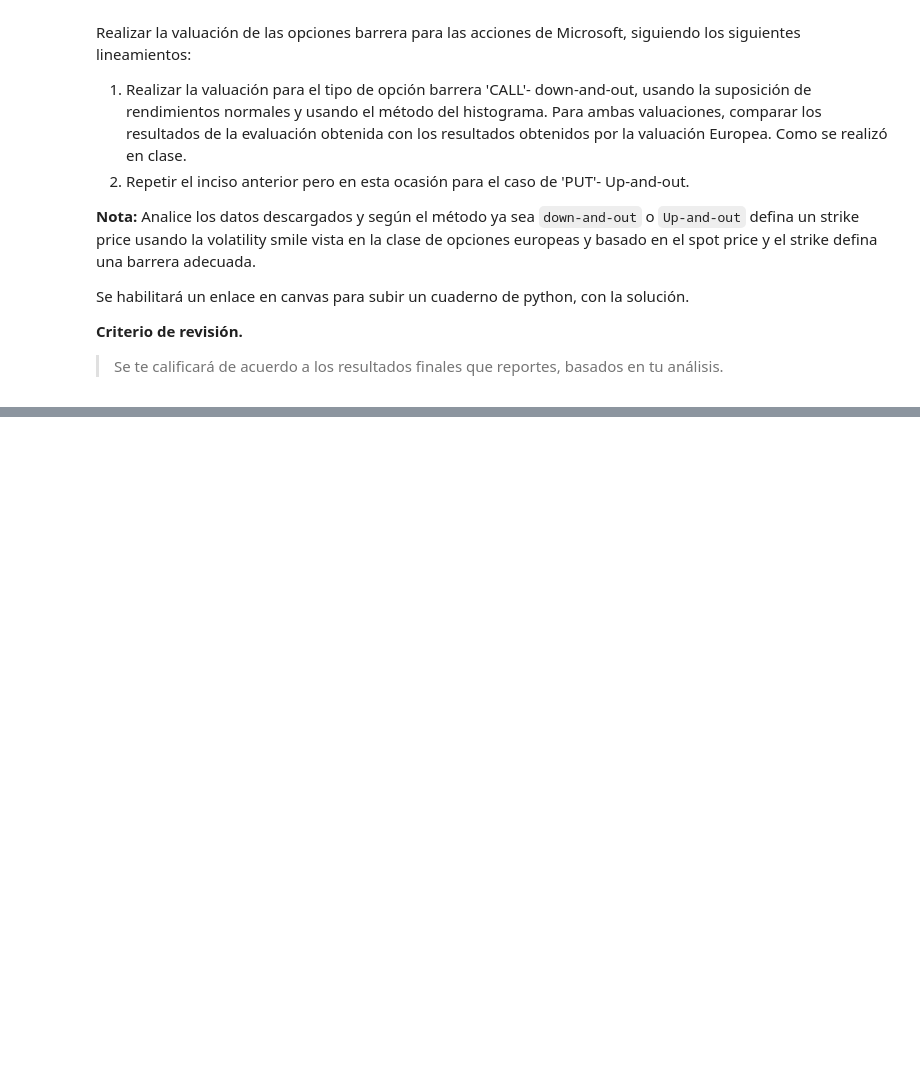
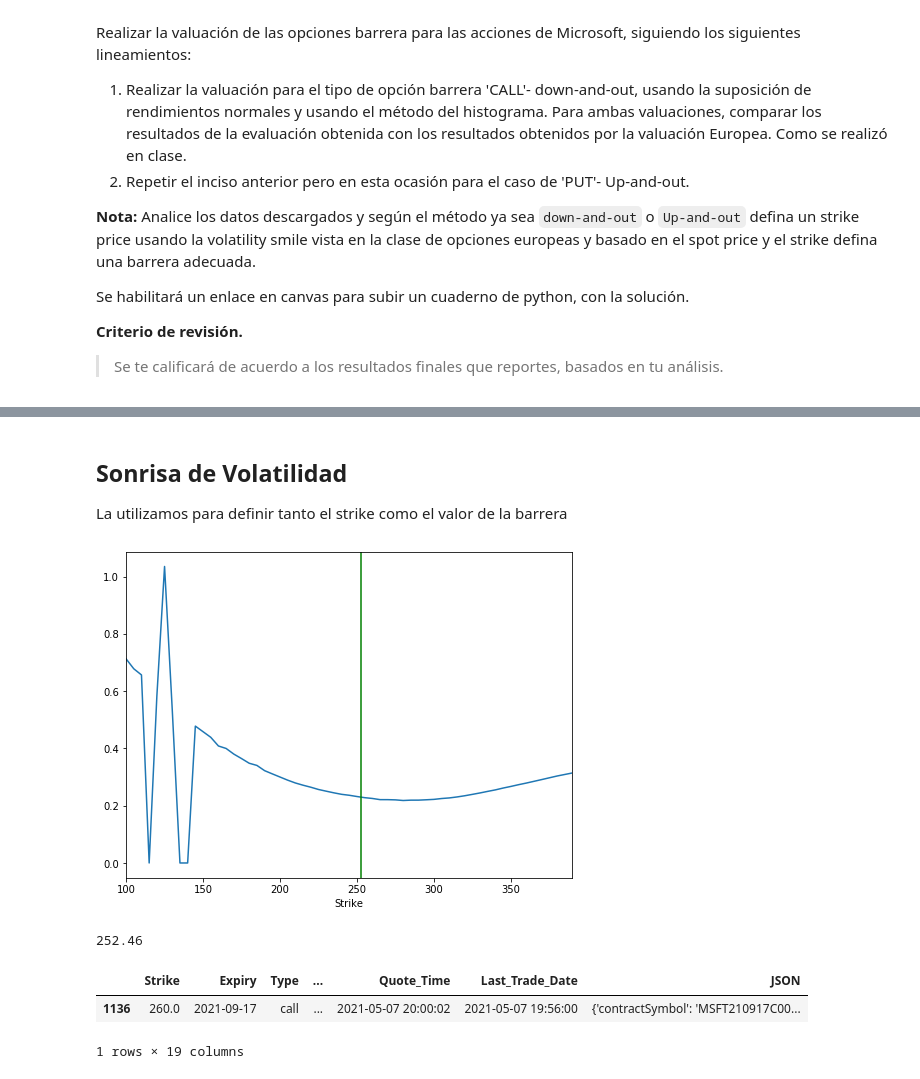
Before and after one commit to GerardoRVL97/TAREA_11_RUIZ_G_VAZQUEZ_C, a Jupyter notebook: TAREA_11.ipynb, the cells around one changed output, grey strips where cells are left out. Cells and saved outputs as stored; diff of their text form; code cells hidden in the pictures; blank space fills up the shorter version.

```diff
--- a/TAREA_11.ipynb
+++ b/TAREA_11.ipynb
@@ -75,0 +132,6 @@ def Riemann_approach_Trap(K:'Strike price',r:'Tasa libre de riesgo',S0:'Precio i
+# %%
+pd.set_option('display.max_rows', 10)
+
+msft = web.YahooOptions('MSFT')
+msft_opt = msft.get_all_data().reset_index()
+msft_opt.set_index('Expiry').sort_index().head(5)
@@ -75,0 +147,22 @@ def Riemann_approach_Trap(K:'Strike price',r:'Tasa libre de riesgo',S0:'Precio i
+# %% [markdown]
+## Sonrisa de Volatilidad
+La utilizamos para definir tanto el strike como el valor de la barrera
+# %%
+call_opt = msft_opt.loc[(msft_opt.Expiry== '2021-09-17') & (msft_opt.Type=='call')]
+
+ax = call_opt.set_index('Strike').loc[:, 'IV'].plot(figsize=(8,6))
+ax.axvline(call_opt.Underlying_Price.iloc[0], color='g');
+# %% [output]
+[figure, added]
+# %%
+call_opt.Underlying_Price.iloc[0]
+# %% [output]
+252.46
+# %%
+K=260
+opt_deseada = msft_opt.loc[(msft_opt.Type=='call') & (msft_opt.Strike==K) & (msft_opt.Expiry=='2021-09-17')]
+opt_deseada
+# %% [output]
+|  | Strike | Expiry | Type | ... | Quote_Time | Last_Trade_Date | JSON |
+| 1136 | 260.0 | 2021-09-17 | call | ... | 2021-05-07 20:00:02 | 2021-05-07 19:56:00 | {'contractSymbol': 'MSFT210917C00... |
+1 rows × 19 columns
```
Also changed, not shown: parts of 31 cells of this notebook.
